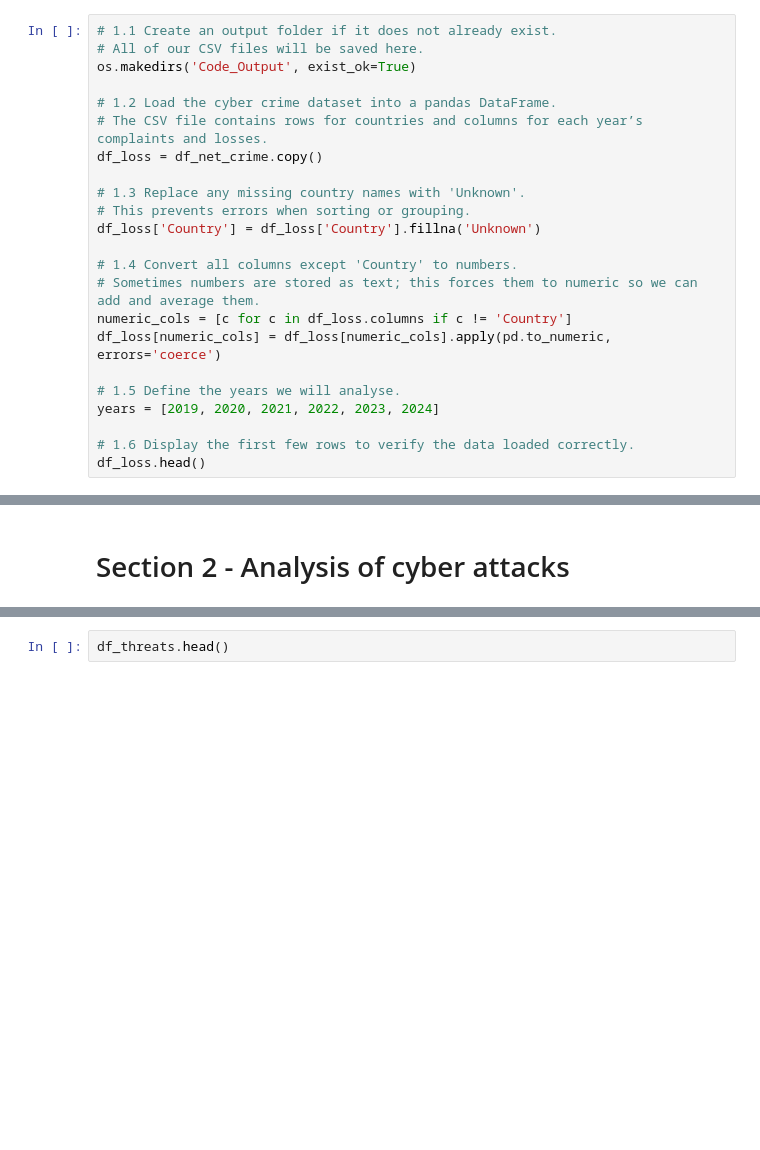
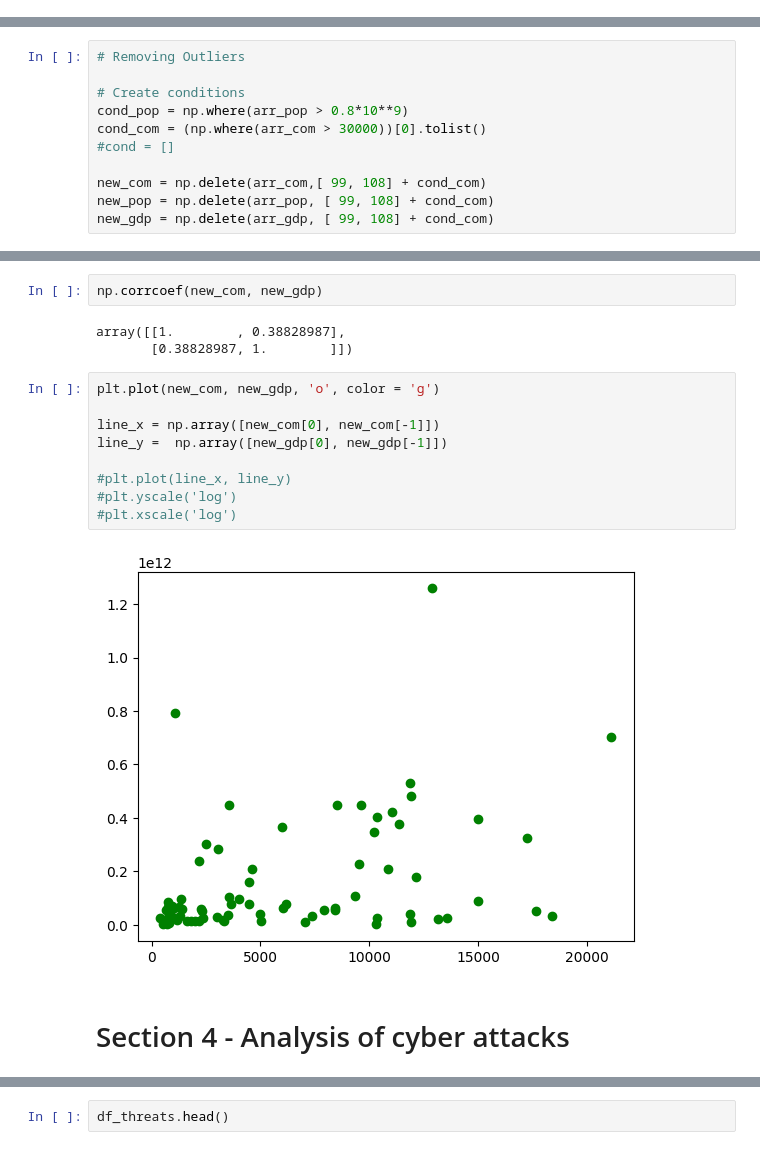
Before and after one commit to KozA777/cyber_project, a Jupyter notebook: Project.ipynb, the cells around one changed output, grey strips where cells are left out. Drawn from its saved outputs; the diff is of its cells as text; blank space fills up the shorter version.

```diff
--- a/Project.ipynb
+++ b/Project.ipynb
@@ -37,23 +14,0 @@ Everything is commented so you can follow along even if you have never coded bef
-# %%
-# 1.1 Create an output folder if it does not already exist.
-# All of our CSV files will be saved here.
-os.makedirs('Code_Output', exist_ok=True)
-
-# 1.2 Load the cyber crime dataset into a pandas DataFrame.
-# The CSV file contains rows for countries and columns for each year’s complaints and losses.
-df_loss = df_net_crime.copy()
-
-# 1.3 Replace any missing country names with 'Unknown'.
-# This prevents errors when sorting or grouping.
-df_loss['Country'] = df_loss['Country'].fillna('Unknown')
-
-# 1.4 Convert all columns except 'Country' to numbers.
-# Sometimes numbers are stored as text; this forces them to numeric so we can add and average them.
-numeric_cols = [c for c in df_loss.columns if c != 'Country']
-df_loss[numeric_cols] = df_loss[numeric_cols].apply(pd.to_numeric, errors='coerce')
-
-# 1.5 Define the years we will analyse.
-years = [2019, 2020, 2021, 2022, 2023, 2024]
-
-# 1.6 Display the first few rows to verify the data loaded correctly.
-df_loss.head()
@@ -321,0 +175,11 @@ In Power BI remember to set the appropriate data types (e.g., `Year` as a whole
+# %%
+# Removing Outliers
+
+# Create conditions
+cond_pop = np.where(arr_pop > 0.8*10**9)
+cond_com = (np.where(arr_com > 30000))[0].tolist()
+#cond = []
+
+new_com = np.delete(arr_com,[ 99, 108] + cond_com)
+new_pop = np.delete(arr_pop, [ 99, 108] + cond_com)
+new_gdp = np.delete(arr_gdp, [ 99, 108] + cond_com)
@@ -322,5 +208,21 @@ In Power BI remember to set the appropriate data types (e.g., `Year` as a whole
+# %%
+np.corrcoef(new_com, new_gdp)
+# %% [output]
+array([[1.        , 0.38828987],
+       [0.38828987, 1.        ]])
+# %%
+plt.plot(new_com, new_gdp, 'o', color = 'g')
+
+line_x = np.array([new_com[0], new_com[-1]])
+line_y =  np.array([new_gdp[0], new_gdp[-1]])
+
+#plt.plot(line_x, line_y)
+#plt.yscale('log')
+#plt.xscale('log')
+# %% [output]
+[figure, added]
 # %% [markdown]
-# Section 2 - Analysis of cyber attacks
+# Section 4 - Analysis of cyber attacks
 # %% [markdown]
 ## Cyber Incidents Dataset — Notebook Overview
 
```
Also changed, not shown: parts of 70 cells of this notebook.
